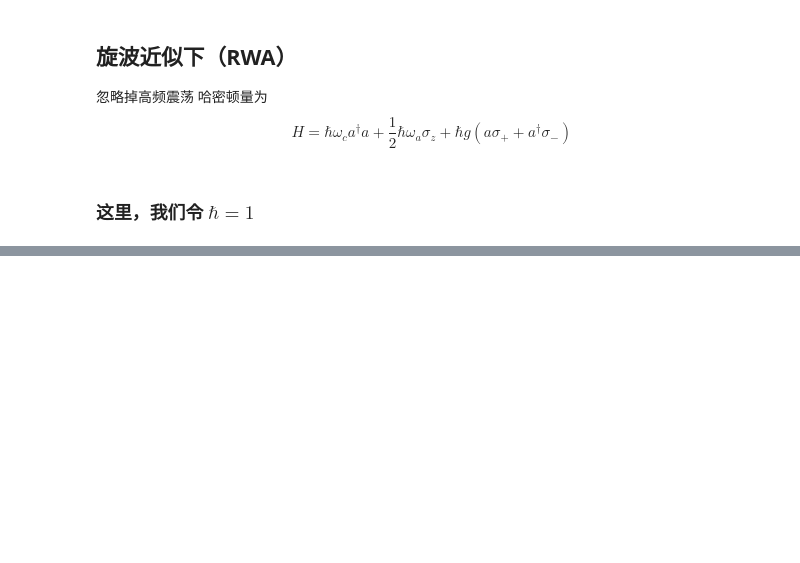
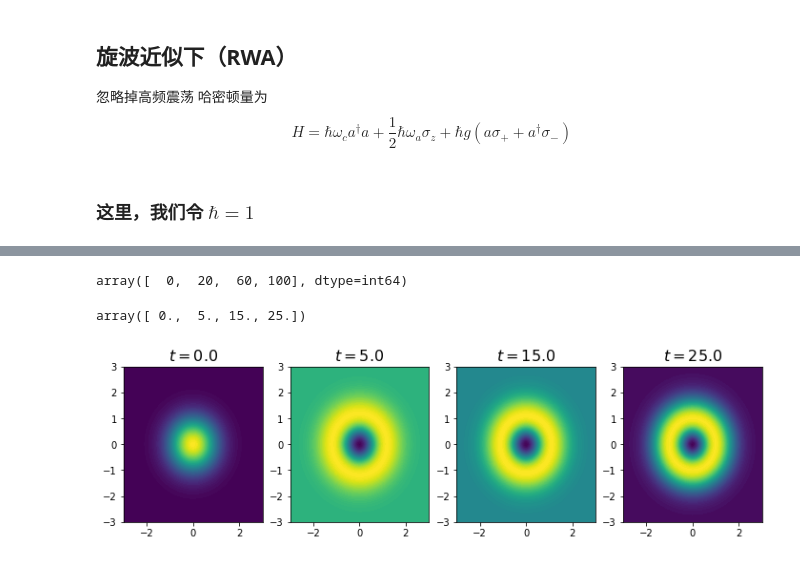
Before and after one commit to mantianxing-tiga/git-demo, a Jupyter notebook: qutip_learn/JC_model.ipynb, the cells around one changed output, grey strips where cells are left out. Cells and saved outputs as stored; diff of their text form; code cells hidden in the pictures; blank space fills up the shorter version.

```diff
--- a/qutip_learn/JC_model.ipynb
+++ b/qutip_learn/JC_model.ipynb
@@ -35,0 +96,3 @@ tlist = np.linspace(0, 25, 101)
+# %%
+# 重新获取演化结果（每一时刻的状态）
+output = mesolve(H, psi0, tlist, c_ops, [])
@@ -35,0 +110,32 @@ tlist = np.linspace(0, 25, 101)
+# %%
+t_idx = np.where([tlist == t for t in [0.0, 5.0, 15.0, 25.0]])[1]
+t_idx
+# %% [output]
+array([  0,  20,  60, 100], dtype=int64)
+# %%
+tlist[t_idx]
+# %% [output]
+array([ 0.,  5., 15., 25.])
+# %%
+# 获取这些时刻的密度矩阵
+rholist = [output.states[i] for i in t_idx]
+# %%
+# 遍历密度矩阵
+
+xvec = np.linspace(-3, 3, 200)
+
+fig, axes = plt.subplots(1, len(rholist), sharex=True, figsize=(3 * len(rholist), 3))
+
+for idx, rho in enumerate(rholist):
+    # 求 trace
+    rho_c = ptrace(rho, 0)
+
+    # 计算 Wigner 函数
+    W = wigner(rho_c, xvec, xvec)
+
+    # 画出 Wigner 函数
+    axes[idx].contourf(xvec, xvec, W, 100)
+
+    axes[idx].set_title('$t = %.1f$' % tlist[t_idx][idx], fontsize = 16)
+# %% [output]
+[figure, added]
```
Also changed, not shown: parts of 12 cells of this notebook.
